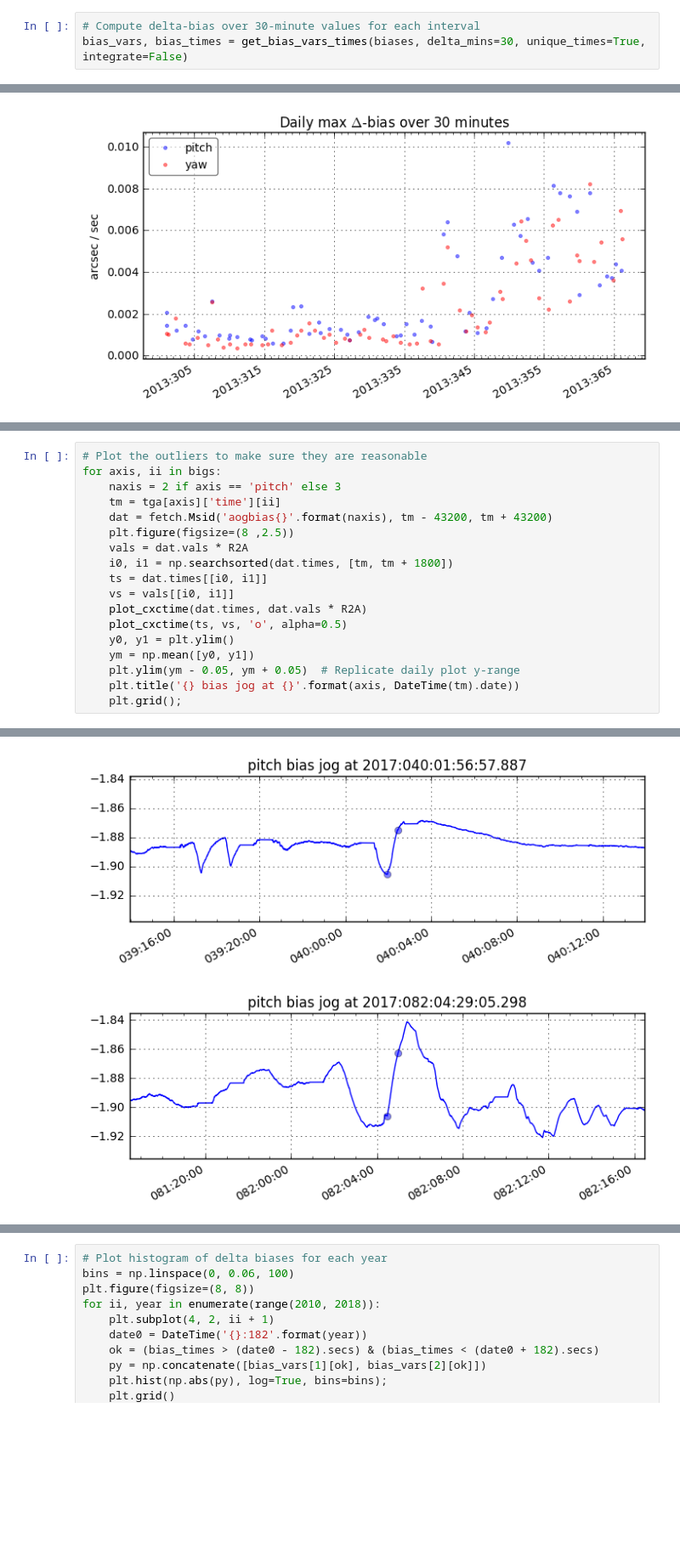
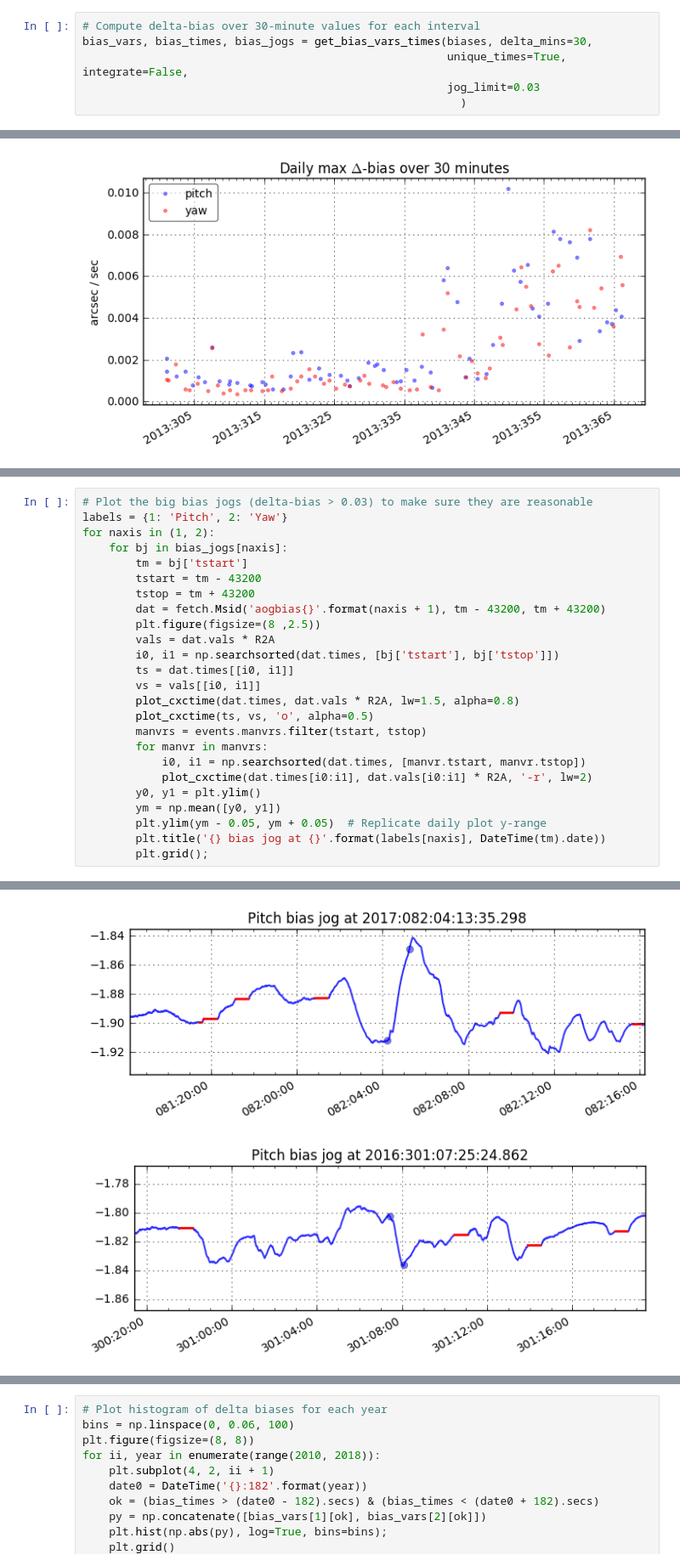
Before and after one commit to sot/bias_notebook, a Jupyter notebook: bias_stability/bias-stability-trending.ipynb, the cells around one changed output, grey strips where cells are left out. Shown at 85% size. Drawn from its saved outputs; the diff is of its cells as text; blank space fills up the shorter version.

```diff
--- a/bias_stability/bias-stability-trending.ipynb
+++ b/bias_stability/bias-stability-trending.ipynb
@@ -75,3 +121,6 @@ biases = dict(shelve.open('biases4.shelve', protocol=-1).items())
 # %%
 # Compute delta-bias over 30-minute values for each interval
-bias_vars, bias_times = get_bias_vars_times(biases, delta_mins=30, unique_times=True, integrate=False)
+bias_vars, bias_times, bias_jogs = get_bias_vars_times(biases, delta_mins=30,
+                                                       unique_times=True, integrate=False,
+                                                       jog_limit=0.03
+                                                         )
@@ -145,19 +200,26 @@ Delta pitch bias=0.043 at 2017:082:04:29:05.298
 # %%
-# Plot the outliers to make sure they are reasonable
-for axis, ii in bigs:
-    naxis = 2 if axis == 'pitch' else 3
-    tm = tga[axis]['time'][ii]
-    dat = fetch.Msid('aogbias{}'.format(naxis), tm - 43200, tm + 43200)
-    plt.figure(figsize=(8 ,2.5))
-    vals = dat.vals * R2A
-    i0, i1 = np.searchsorted(dat.times, [tm, tm + 1800])
-    ts = dat.times[[i0, i1]]
-    vs = vals[[i0, i1]]
-    plot_cxctime(dat.times, dat.vals * R2A)
-    plot_cxctime(ts, vs, 'o', alpha=0.5)
-    y0, y1 = plt.ylim()
-    ym = np.mean([y0, y1])
-    plt.ylim(ym - 0.05, ym + 0.05)  # Replicate daily plot y-range
-    plt.title('{} bias jog at {}'.format(axis, DateTime(tm).date))
-    plt.grid();
+# Plot the big bias jogs (delta-bias > 0.03) to make sure they are reasonable
+labels = {1: 'Pitch', 2: 'Yaw'}
+for naxis in (1, 2):
+    for bj in bias_jogs[naxis]:
+        tm = bj['tstart']
+        tstart = tm - 43200
+        tstop = tm + 43200
+        dat = fetch.Msid('aogbias{}'.format(naxis + 1), tm - 43200, tm + 43200)
+        plt.figure(figsize=(8 ,2.5))
+        vals = dat.vals * R2A
+        i0, i1 = np.searchsorted(dat.times, [bj['tstart'], bj['tstop']])
+        ts = dat.times[[i0, i1]]
+        vs = vals[[i0, i1]]
+        plot_cxctime(dat.times, dat.vals * R2A, lw=1.5, alpha=0.8)
+        plot_cxctime(ts, vs, 'o', alpha=0.5)
+        manvrs = events.manvrs.filter(tstart, tstop)
+        for manvr in manvrs:
+            i0, i1 = np.searchsorted(dat.times, [manvr.tstart, manvr.tstop])
+            plot_cxctime(dat.times[i0:i1], dat.vals[i0:i1] * R2A, '-r', lw=2)
+        y0, y1 = plt.ylim()
+        ym = np.mean([y0, y1])
+        plt.ylim(ym - 0.05, ym + 0.05)  # Replicate daily plot y-range
+        plt.title('{} bias jog at {}'.format(labels[naxis], DateTime(tm).date))
+        plt.grid();
 # %% [output]
@@ -167,2 +229,2 @@ for axis, ii in bigs:
-[figure, old version]
+[figure, new version]
-[figure, old version]
+[figure, new version]
```
Also changed, not shown: parts of 12 cells of this notebook.
